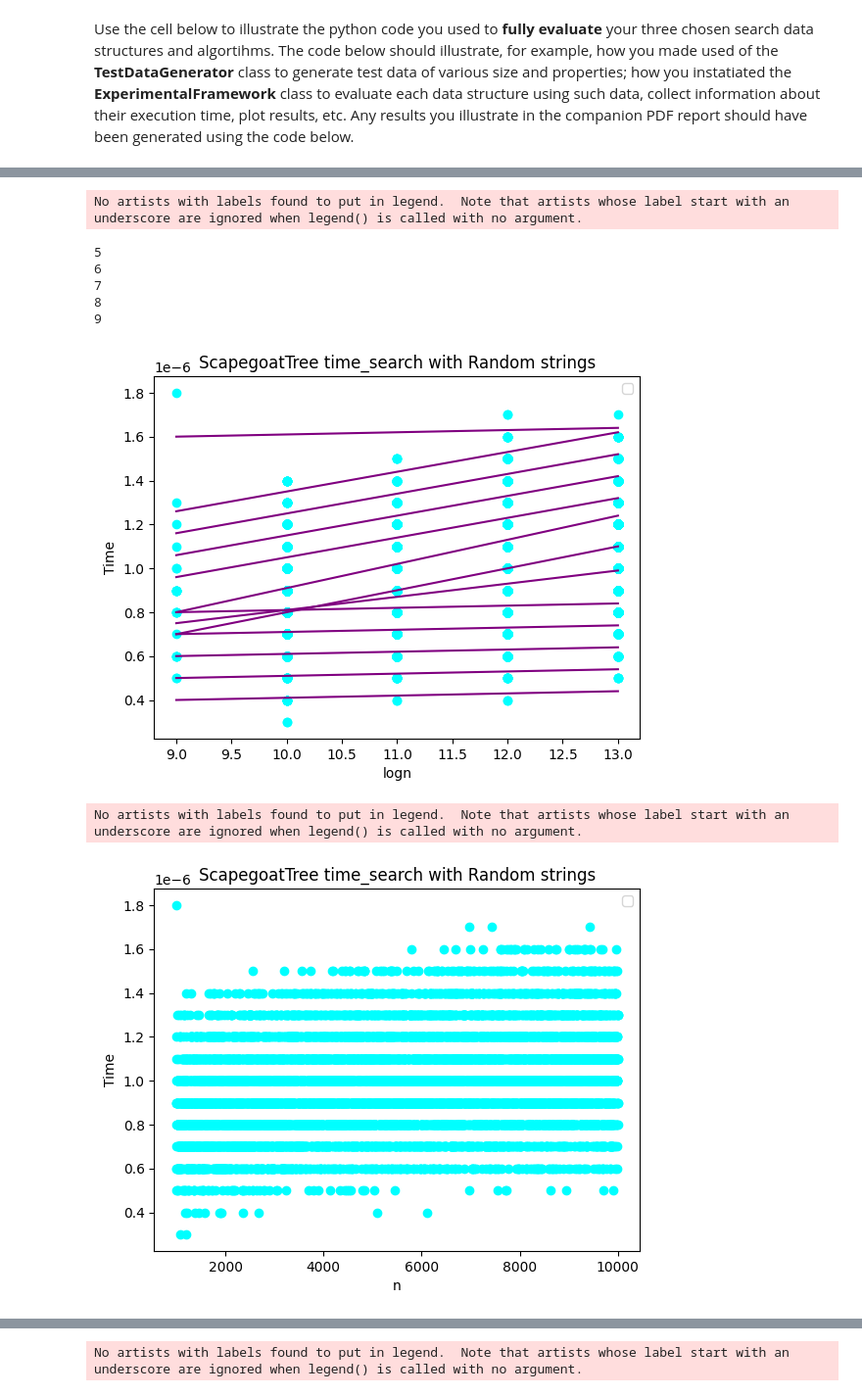
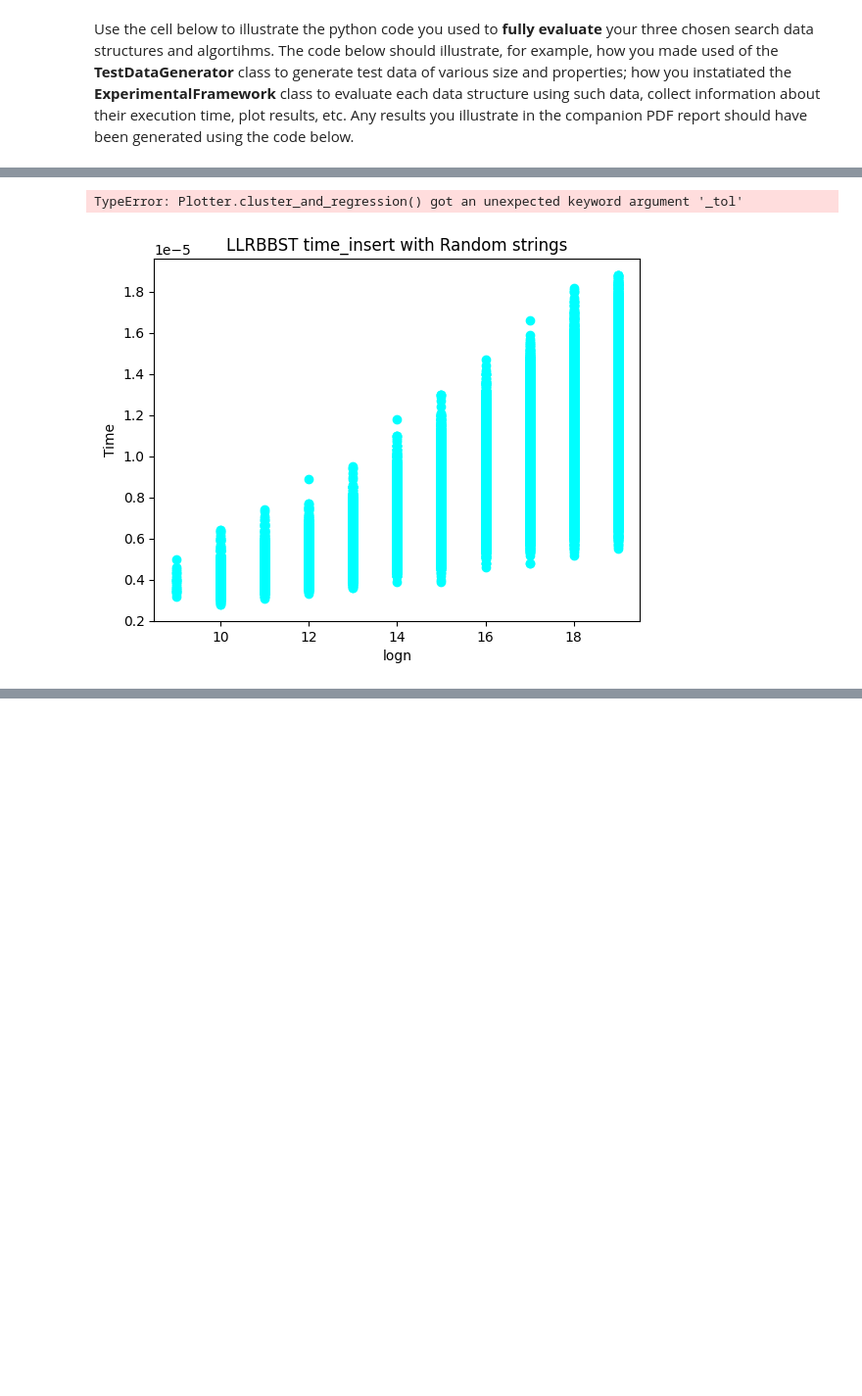
Before and after one commit to orang3-juic3/COMP0005cw, a Jupyter notebook: group_XXX_COMP0005_code.ipynb, the cells around one changed output, grey strips where cells are left out. Shown at 98% size. Saved outputs shown, nothing was run; the diff lists cells and outputs as text; code cells hidden in the pictures; blank space fills up the shorter version.

Commit message:
changed tolerance for insertions

```diff
--- a/group_XXX_COMP0005_code.ipynb
+++ b/group_XXX_COMP0005_code.ipynb
@@ -637,8 +644,7 @@ class Stats():
             power *= b
         return log - 1
 
-    def min_max_clustering(pts):
-        tol=0.5e-7
+    def min_max_clustering(pts,tol=(0.5 * 10 ** -7)):
         by_x = {}
         for x, y in pts:
             if x not in by_x:
@@ -792,8 +798,8 @@ class Plotter():
         self.ylabel = 'Time/logn'
         return self
 
-    def cluster_and_regression(self):
-        self.clusters = Stats.min_max_clustering(list(zip(self.x, self.y)))
+    def cluster_and_regression(self, _tol=(0.5 * 10 ** -7)):
+        self.clusters = Stats.min_max_clustering(list(zip(self.x, self.y)), tol=_tol)
         self.lines = [Stats.linear_regression(Stats.filter_x_duplicates(pts)) for pts in self.clusters]
         return self.lines
 
@@ -921,7 +927,8 @@ two_three_runtime_plot.plotting_best_fit(function=log_best_fit,params=two_three_
 llrb_runtime_plot.plotting_best_fit(function=log_best_fit,params=llrb_params).make_plot()
 plt.show()
 plt.boxplot([[grad for grad, _ in two_three_params], [grad for grad, _ in llrb_params]], labels=['Two-Three Tree', 'LLRB Tree'])
-plt.show()
-'''amortized = ExperimentalFramework(TwoThreeTree())
-amortized_plot = amortized.plot_action(DecreasingStringGenerator(),amortized.time_insert_amortised, a=1000,b=int(MEGA), n=10).make_plot()'''
+plt.show()"""
+g = DecreasingStringGenerator()
+arr = [next(g) for _ in range(2000)]
+print(all(arr[i] > arr[i+1] for i in range(len(arr)-1)))
 # %% [output]
@@ -943,7 +937,7 @@ class TwoThreeNode:
 Use the cell below to illustrate the python code you used to **fully evaluate** your three chosen search data structures and algortihms. The code below should illustrate, for example, how you made used of the **TestDataGenerator** class to generate test data of various size and properties; how you instatiated the **ExperimentalFramework** class to  evaluate each data structure using such data, collect information about their execution time, plot results, etc. Any results you illustrate in the companion PDF report should have been generated using the code below.
 # %%
 # ADD YOUR TEST CODE HERE
-def individual_graphs(type, _b, action):
+def individual_graphs(type, _b, action, cluster_tolerance=(0.5 * 10 ** -7)):
     all_params = []
     labels=['Random', 'Decreasing', 'Increasing']
     for k,v in enumerate([FixedLengthRandomStringGenerator(), DecreasingStringGenerator(), IncreasingStringGenerator()]):
@@ -952,7 +946,7 @@ def individual_graphs(type, _b, action):
         line_plot = exp.plot_action(v,getattr(exp, action),a=1000,b=_b,n=10)
         runtime_plot = Plotter(line_plot.x,line_plot.y)
         line_plot.plotting_log().make_plot(title=title)
-        params = line_plot.cluster_and_regression()
+        params = line_plot.cluster_and_regression(_tol=cluster_tolerance)
         all_params.append(params)
         line_plot.plotting_best_fit()
         plt.show()
@@ -962,8 +956,8 @@ def individual_graphs(type, _b, action):
     plt.boxplot([[grad for grad, _ in param] for param in all_params], labels=['Random', 'Decreasing', 'Increasing'])
     plt.show()
 
-individual_graphs(ScapegoatTree, int(KILO * 10), "time_search")
-#individual_graphs(LLRBBST, int(MEGA), "time_insert")
+individual_graphs(LLRBBST, int(MEGA), "time_insert", cluster_tolerance=(0.5 * 10 ** -6))
+individual_graphs(LLRBBST, int(MEGA), "time_search")
 # %% [output]
 0
 1
@@ -973,9 +972,2 @@ individual_graphs(ScapegoatTree, int(KILO * 10), "time_search")
-No artists with labels found to put in legend.  Note that artists whose label start with an underscore are ignored when legend() is called with no argument.
+TypeError: Plotter.cluster_and_regression() got an unexpected keyword argument '_tol'
-5
-6
-7
-8
-9
-[figure, old version]
+[figure, new version]
-No artists with labels found to put in legend.  Note that artists whose label start with an underscore are ignored when legend() is called with no argument.
-[figure, removed]
@@ -992 +973,0 @@ No artists with labels found to put in legend.  Note that artists whose label st
-No artists with labels found to put in legend.  Note that artists whose label start with an underscore are ignored when legend() is called with no argument.
```
Also changed, not shown: parts of 6 cells of this notebook.
